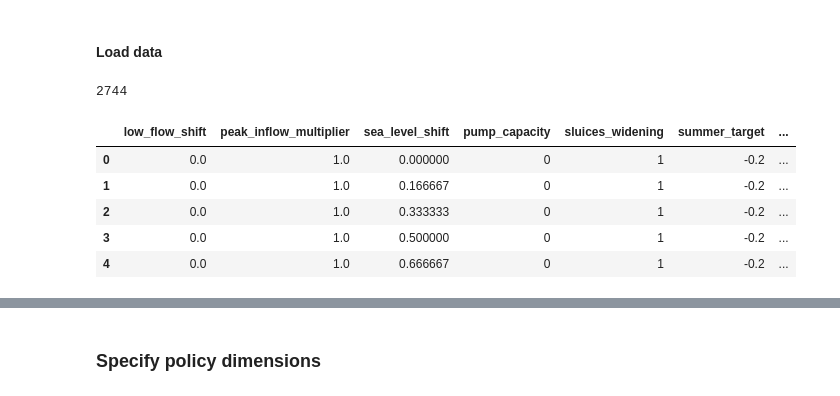
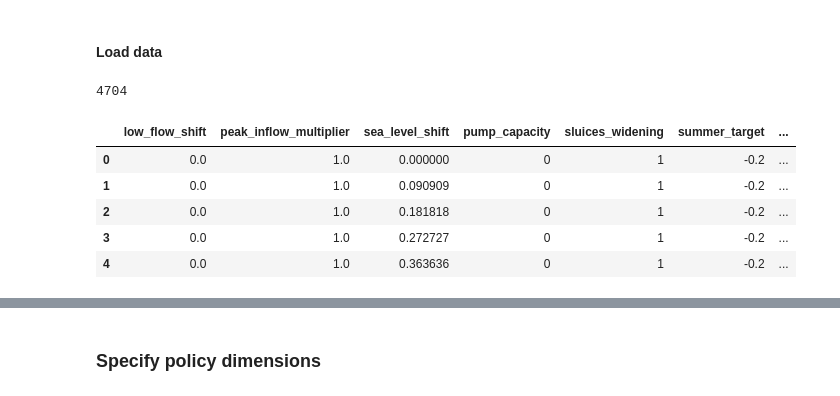
Before and after one commit to luciofaso/Monitoring_DAP, a Jupyter notebook: 3_Ijsselmeer/adaptive_ijsselmeer.ipynb, the cells around one changed output, grey strips where cells are left out. Saved outputs shown, nothing was run; the diff lists cells and outputs as text; code cells hidden in the pictures.

```diff
--- a/3_Ijsselmeer/adaptive_ijsselmeer.ipynb
+++ b/3_Ijsselmeer/adaptive_ijsselmeer.ipynb
@@ -27,14 +27,14 @@ InteractiveShell.ast_node_interactivity = "all"
 #### Load data
 # %%
 # load data from EMA
-results_df = pd.read_csv('data/Ijsselmeer/2018_10_18_results.csv',index_col=0)
+results_df = pd.read_csv('data/Ijsselmeer/2018_11_05_results.csv',index_col=0)
 len(results_df)
 results_df.head()
 # %% [output]
-2744
+4704
 |  | low_flow_shift | peak_inflow_multiplier | sea_level_shift | pump_capacity | sluices_widening | summer_target | ... |
 | 0 | 0.0 | 1.0 | 0.000000 | 0 | 1 | -0.2 | ... |
-| 1 | 0.0 | 1.0 | 0.166667 | 0 | 1 | -0.2 | ... |
-| 2 | 0.0 | 1.0 | 0.333333 | 0 | 1 | -0.2 | ... |
-| 3 | 0.0 | 1.0 | 0.500000 | 0 | 1 | -0.2 | ... |
-| 4 | 0.0 | 1.0 | 0.666667 | 0 | 1 | -0.2 | ... |
+| 1 | 0.0 | 1.0 | 0.090909 | 0 | 1 | -0.2 | ... |
+| 2 | 0.0 | 1.0 | 0.181818 | 0 | 1 | -0.2 | ... |
+| 3 | 0.0 | 1.0 | 0.272727 | 0 | 1 | -0.2 | ... |
+| 4 | 0.0 | 1.0 | 0.363636 | 0 | 1 | -0.2 | ... |
```
Also changed, not shown: parts of 78 cells of this notebook.
